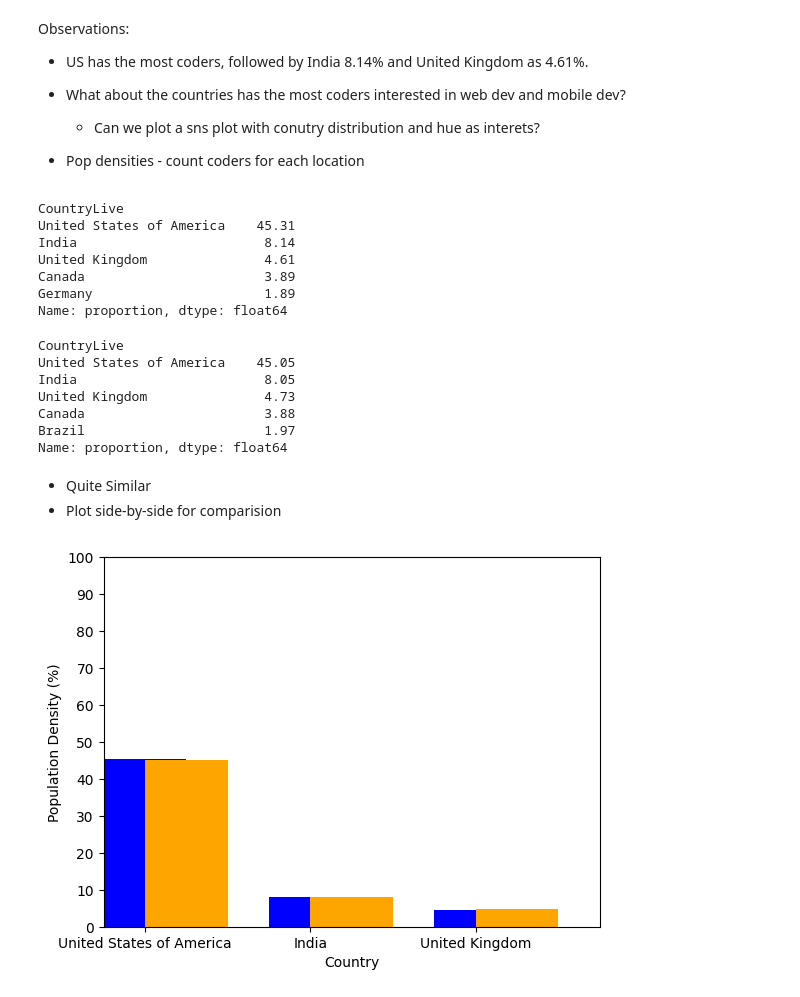
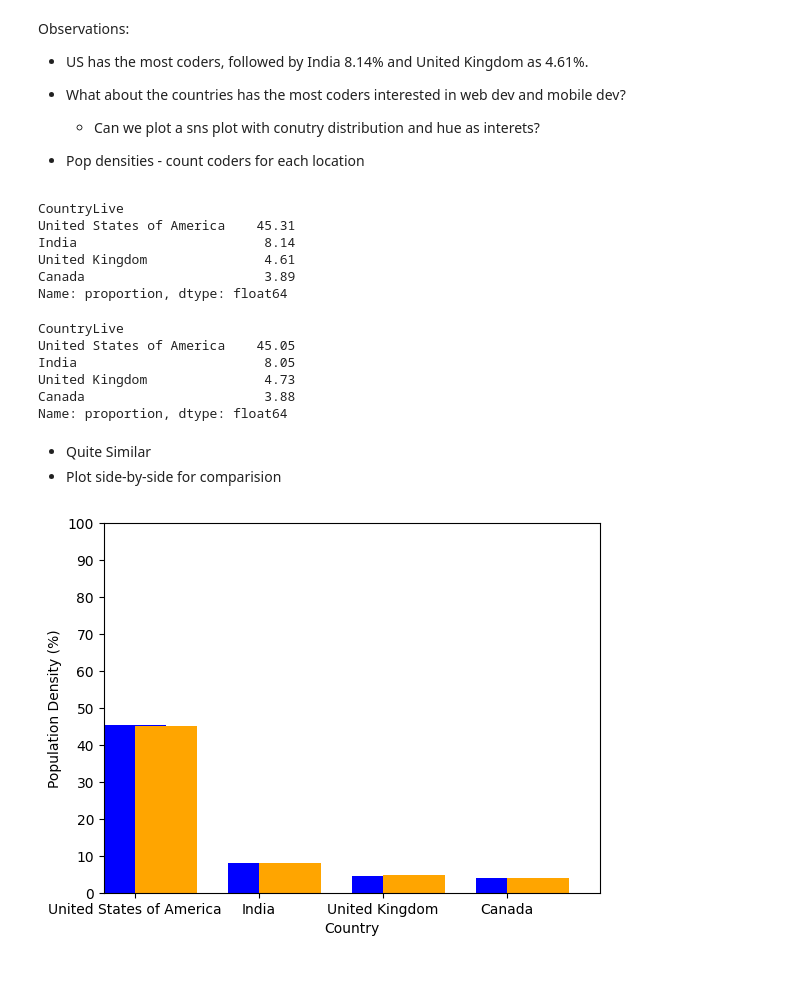
Before and after one commit to shree131/best-market-to-advertise-case_study, a Jupyter notebook: Best_Market_Analysis_Report.ipynb, the cells around one changed output. Cells and saved outputs as stored; diff of their text form; code cells hidden in the pictures.

```diff
--- a/Best_Market_Analysis_Report.ipynb
+++ b/Best_Market_Analysis_Report.ipynb
@@ -299,7 +299,7 @@ bad_char = ['xxxxx']
 #     survey_data[col] = survey_data[col].str.replace('over $', '')
 #     survey_data[col] = survey_data[col].str.replace(' monthly', '')
 
-survey_data['Age'].astype(float)
+survey_data['Age'] = survey_data['Age'].astype(float)
 survey_data['MonthsProgramming'] = survey_data['MonthsProgramming'].str.replace(' months', '')
 survey_data['MonthsProgramming'] = survey_data['MonthsProgramming'].str.replace(' mont', '')
 survey_data['MonthsProgramming'] = survey_data['MonthsProgramming'].str.replace('xxxxx', '0')
@@ -325,5 +312,7 @@ Name: Age, Length: 18887, dtype: float64
 # %%
-survey_data['MonthsProgramming'].astype(float)
+survey_data['MonthsProgramming'] = survey_data['MonthsProgramming'].astype(float)
+
+survey_data['MonthsProgramming']
 # %% [output]
 0          6.0
 1         48.0
@@ -337,6 +326,18 @@ survey_data['MonthsProgramming'].astype(float)
 18885     18.0
 18886     24.0
 Name: MonthsProgramming, Length: 18886, dtype: float64
+# %%
+survey_data['MoneyForLearning'] = survey_data['MoneyForLearning'].str.replace('xxxxx', '0')
+survey_data['MoneyForLearning'] = survey_data['MoneyForLearning'].str.replace('approx $', '')
+survey_data['MoneyForLearning'] = survey_data['MoneyForLearning'].str.replace(' -- on books', '')
+survey_data['MoneyForLearning'] = survey_data['MoneyForLearning'].str.replace('$', '')
+survey_data['MoneyForLearning'] = survey_data['MoneyForLearning'].str.replace('k', '000')
+survey_data['MoneyForLearning'] = survey_data['MoneyForLearning'].str.replace('free courses', '0')
+survey_data['MoneyForLearning'] = survey_data['MoneyForLearning'].str.replace(',', '')
+
+# Refactor - extract digits only expect keep 'k' and replace with 000
+# %%
+survey_data['MoneyForLearning'] = survey_data['MoneyForLearning'].astype(float)
 # %% [markdown]
 **3. Remove null values**
 
@@ -463,35 +463,33 @@ Observations:
 # %%
 # courses_bool - prev defined
 
-round(survey_data['CountryLive'].value_counts(normalize=True) * 100, 2)[:5]
-round(survey_data.loc[courses_bool, 'CountryLive'].value_counts(normalize=True) * 100, 2)[:5]
+round(survey_data['CountryLive'].value_counts(normalize=True) * 100, 2)[:4]
+round(survey_data.loc[courses_bool, 'CountryLive'].value_counts(normalize=True) * 100, 2)[:4]
 # %% [output]
 CountryLive
 United States of America    45.31
 India                        8.14
 United Kingdom               4.61
 Canada                       3.89
-Germany                      1.89
 Name: proportion, dtype: float64
 CountryLive
 United States of America    45.05
 India                        8.05
 United Kingdom               4.73
 Canada                       3.88
-Brazil                       1.97
 Name: proportion, dtype: float64
 # %% [markdown]
 - Quite Similar
 - Plot side-by-side for comparision
 # %%
-round(survey_data['CountryLive'].value_counts(normalize=True) * 100, 2)[:3].plot.bar(color='blue', align='center', rot=0)
-round(survey_data.loc[courses_bool, 'CountryLive'].value_counts(normalize=True) * 100, 2)[:3].plot.bar(color='orange', align='edge', rot=0)
+round(survey_data['CountryLive'].value_counts(normalize=True) * 100, 2)[:4].plot.bar(color='blue', align='center', rot=0)
+round(survey_data.loc[courses_bool, 'CountryLive'].value_counts(normalize=True) * 100, 2)[:4].plot.bar(color='orange', align='edge', rot=0)
 
 
 plt.xlabel('Country')
 plt.ylabel('Population Density (%)')
 # plt.ylim(0, 100)
 plt.yticks(arange(0, 101, 10))
 plt.show();
 # %% [output]
-[figure, old version]
+[figure, new version]
```
Also changed, not shown: parts of 12 cells of this notebook.
